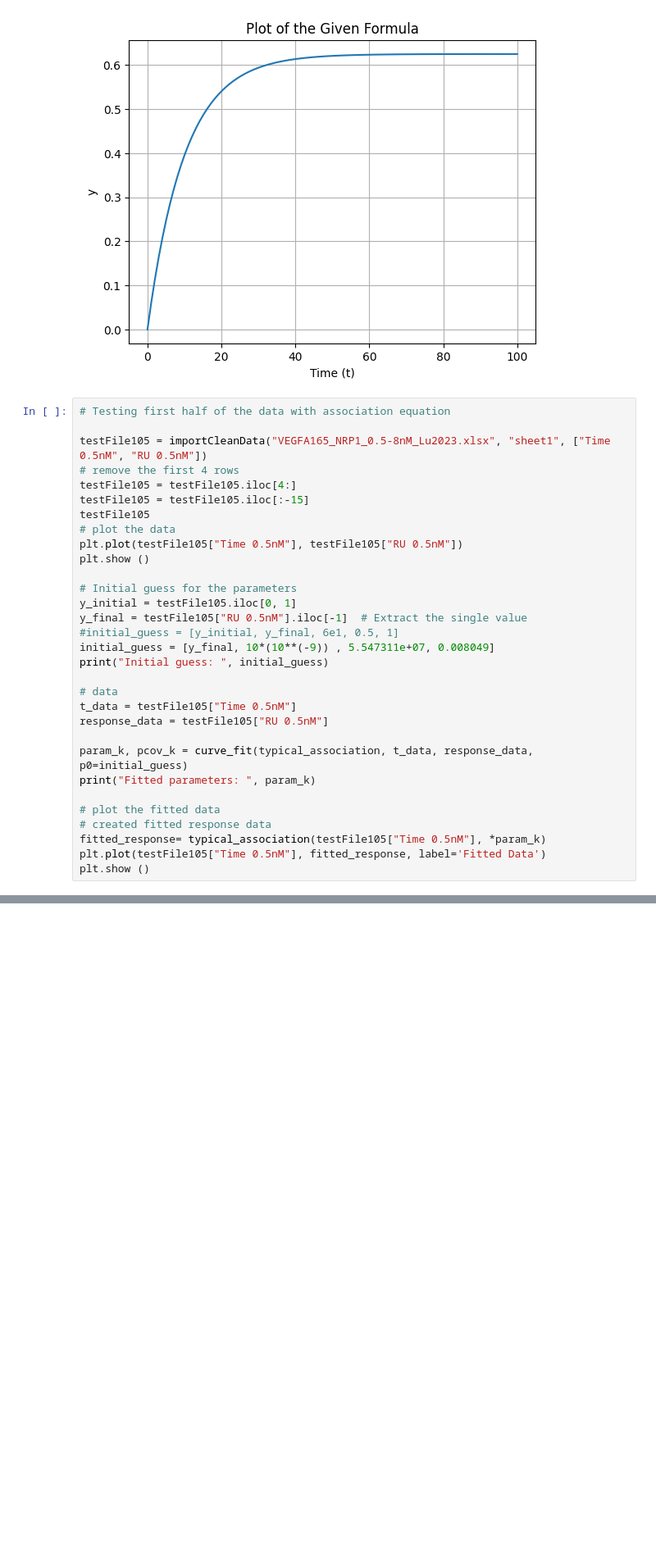
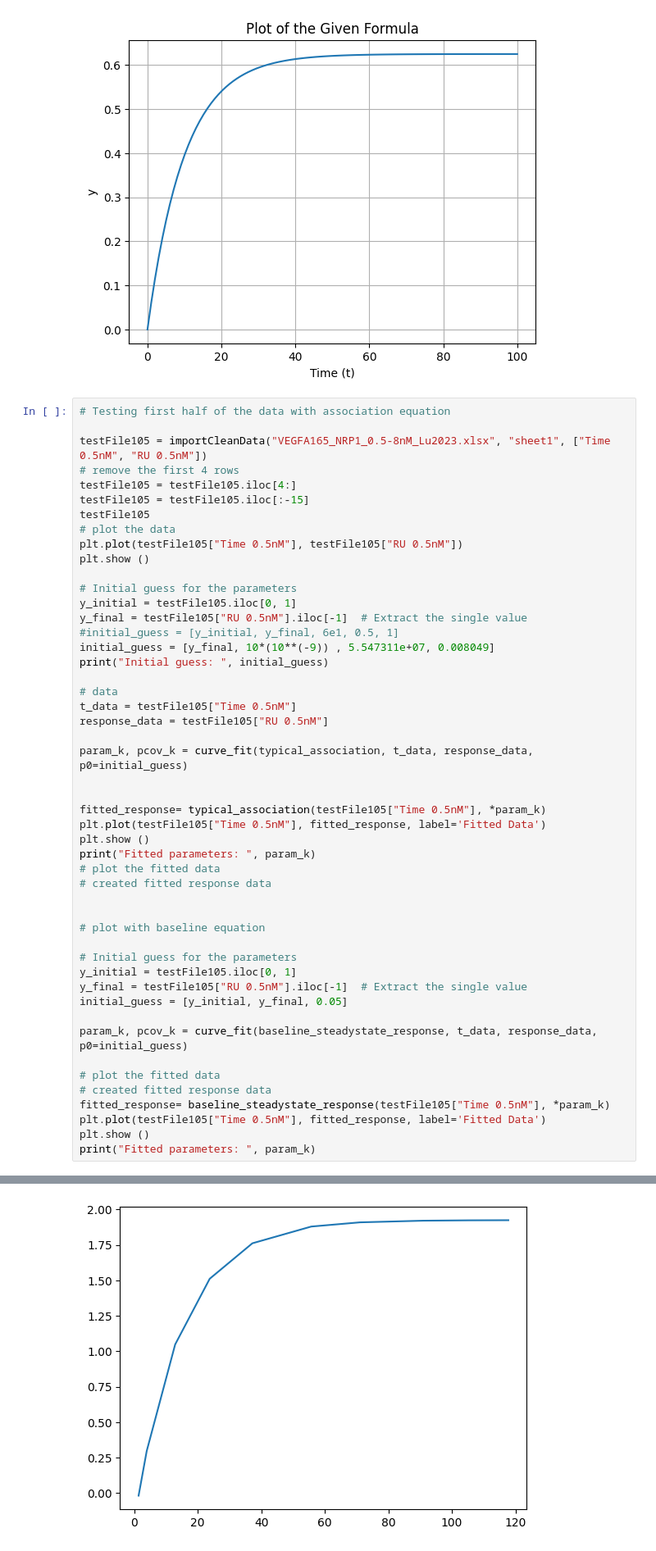
Before and after one commit to Ara101/Data_extraction_kinetic_signaling_data, a Jupyter notebook: code/python/rate_kinetics_0.ipynb, the cells around one changed output, grey strips where cells are left out. Shown at 82% size. Cells and saved outputs as stored; diff of their text form; blank space fills up the shorter version.

Commit message:
baseline

```diff
--- a/code/python/rate_kinetics_0.ipynb
+++ b/code/python/rate_kinetics_0.ipynb
@@ -319,13 +319,31 @@ t_data = testFile105["Time 0.5nM"]
 response_data = testFile105["RU 0.5nM"]
 
 param_k, pcov_k = curve_fit(typical_association, t_data, response_data, p0=initial_guess)
+
+
+fitted_response= typical_association(testFile105["Time 0.5nM"], *param_k)
+plt.plot(testFile105["Time 0.5nM"], fitted_response, label='Fitted Data')
+plt.show ()
 print("Fitted parameters: ", param_k)
+# plot the fitted data
+# created fitted response data
+
+
+# plot with baseline equation
+
+# Initial guess for the parameters
+y_initial = testFile105.iloc[0, 1]
+y_final = testFile105["RU 0.5nM"].iloc[-1]  # Extract the single value
+initial_guess = [y_initial, y_final, 0.05]
+
+param_k, pcov_k = curve_fit(baseline_steadystate_response, t_data, response_data, p0=initial_guess)
 
 # plot the fitted data
 # created fitted response data
-fitted_response= typical_association(testFile105["Time 0.5nM"], *param_k)
+fitted_response= baseline_steadystate_response(testFile105["Time 0.5nM"], *param_k)
 plt.plot(testFile105["Time 0.5nM"], fitted_response, label='Fitted Data')
 plt.show ()
+print("Fitted parameters: ", param_k)
 # %% [output]
 [figure]
 Initial guess:  [np.float64(1.885), 1e-08, 55473110.0, 0.008049]
@@ -333,0 +352 @@ Fitted parameters:  [2.37011594e+00 2.93109300e-09 1.62671070e+07 1.03747235e-02
+[figure, added]
```
Also changed, not shown: parts of 5 cells of this notebook.
